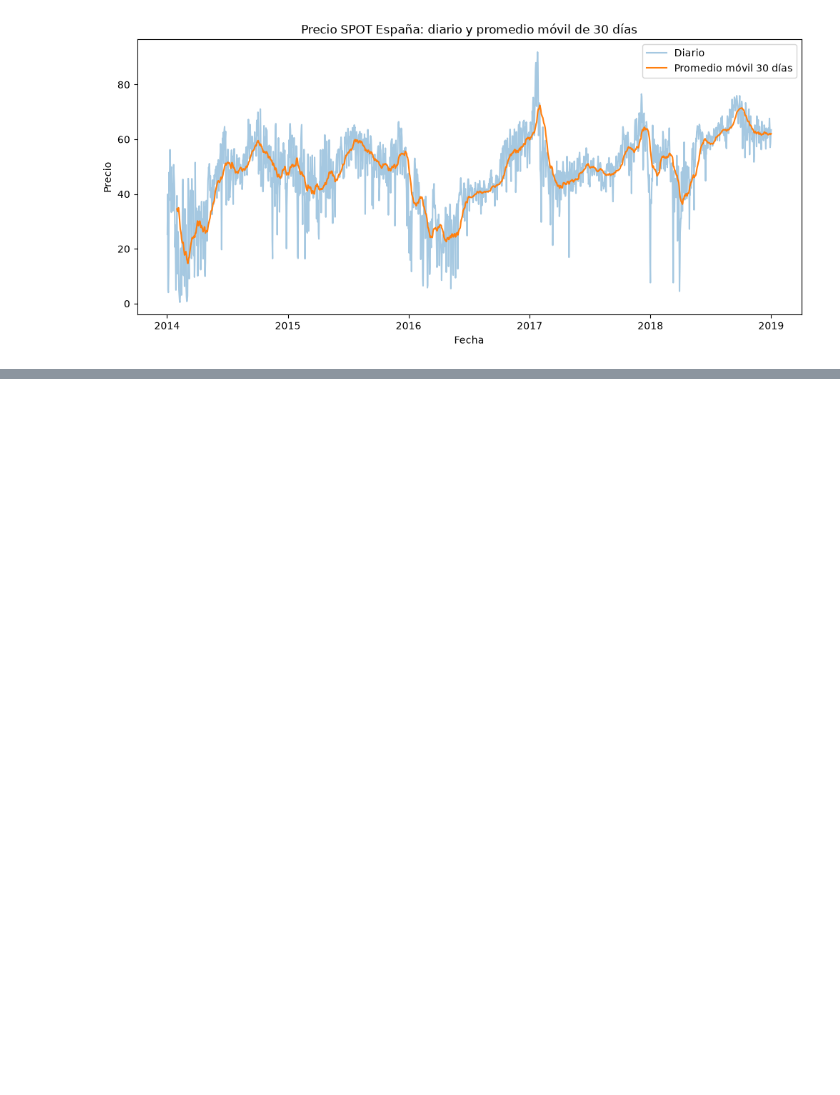
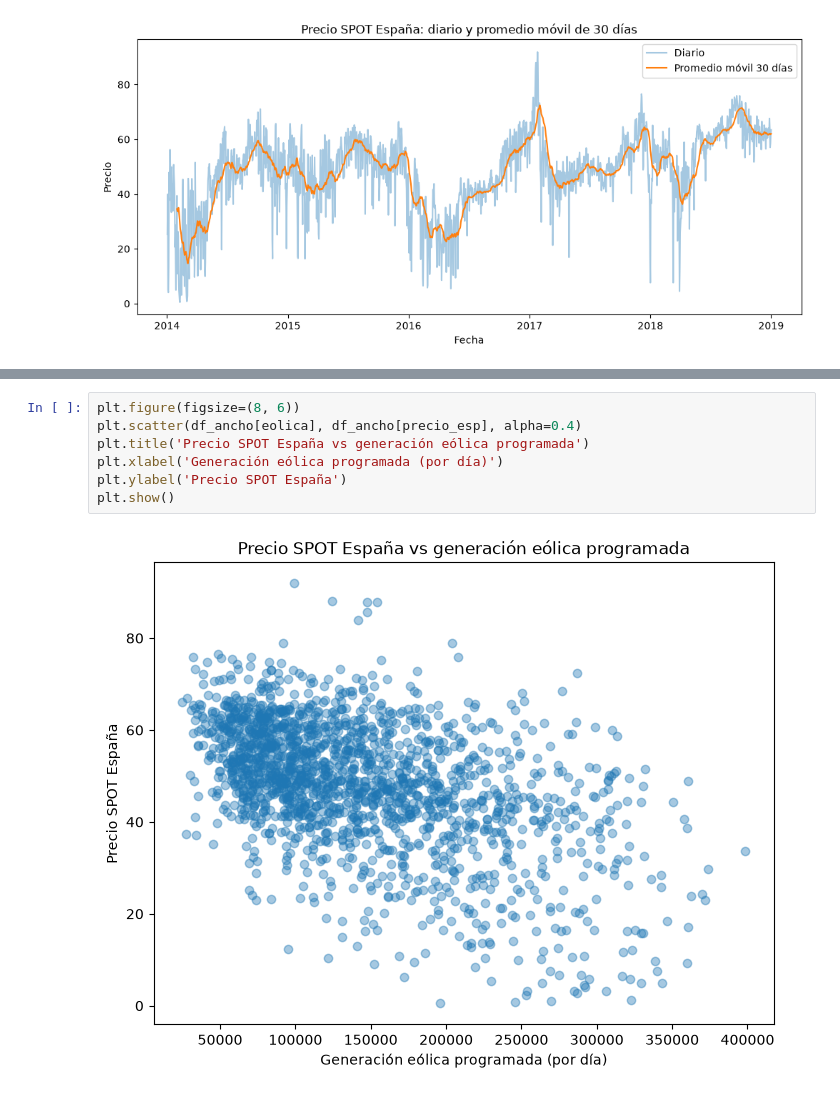
Before and after one commit to CarlosScura/reto-para-magos-de-datos, a Jupyter notebook: 02_energia_espana.ipynb, the cells around one changed output, grey strips where cells are left out. Saved outputs shown, nothing was run; the diff lists cells and outputs as text; blank space fills up the shorter version.

```diff
--- a/02_energia_espana.ipynb
+++ b/02_energia_espana.ipynb
@@ -507,0 +559,9 @@ plt.show()
+# %%
+plt.figure(figsize=(8, 6))
+plt.scatter(df_ancho[eolica], df_ancho[precio_esp], alpha=0.4)
+plt.title('Precio SPOT España vs generación eólica programada')
+plt.xlabel('Generación eólica programada (por día)')
+plt.ylabel('Precio SPOT España')
+plt.show()
+# %% [output]
+[figure, added]
```
Also changed, not shown: parts of 10 cells of this notebook.
